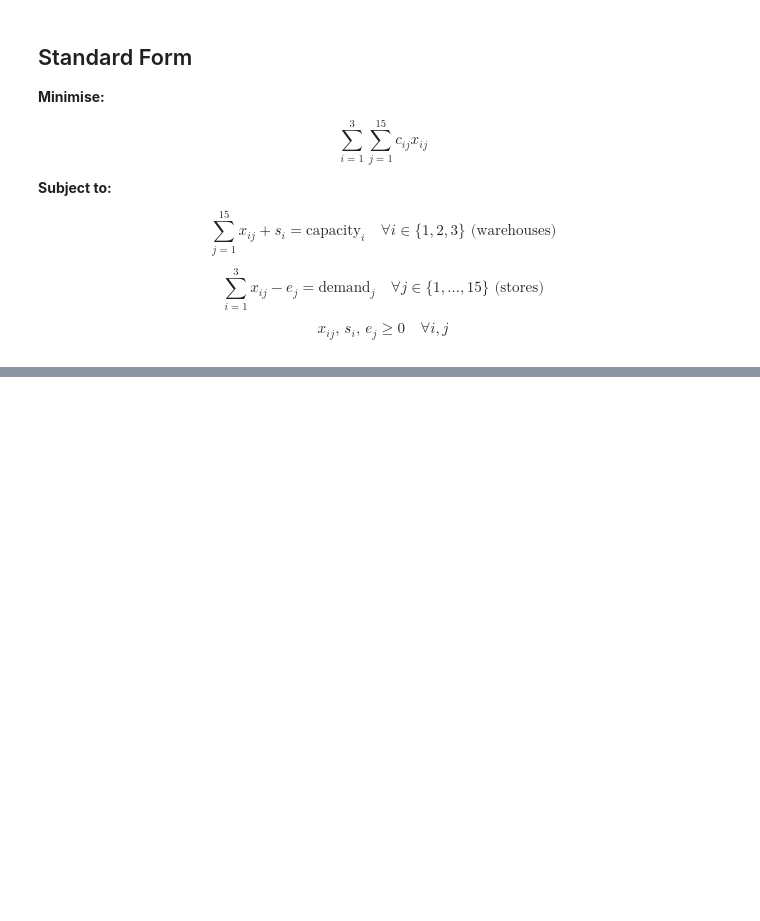
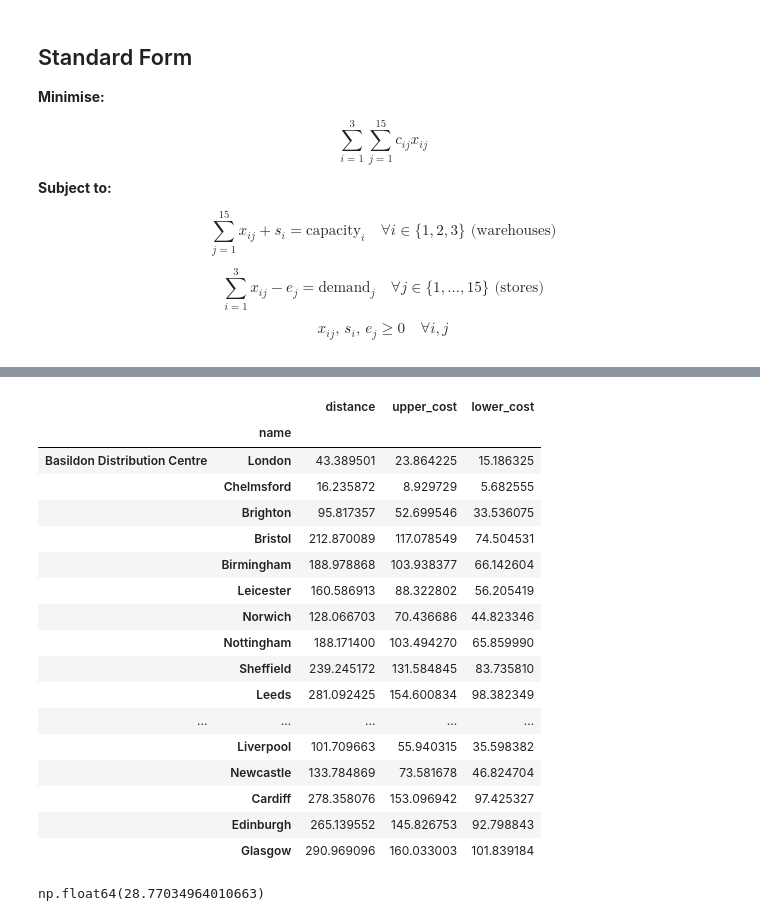
Before and after one commit to pyjpg/Warehouse_Linear-Optimisation, a Jupyter notebook: scripts/main.ipynb, the cells around one changed output, grey strips where cells are left out. Drawn from its saved outputs; the diff is of its cells as text; code cells hidden in the pictures; blank space fills up the shorter version.

```diff
--- a/scripts/main.ipynb
+++ b/scripts/main.ipynb
@@ -287,0 +348,30 @@ $$
+# %%
+cost_df = pd.concat(
+    [basildon_df, birmingham_df, leeds_df],
+    keys=['Basildon Distribution Centre', 'Birmingham Distribution Centre', 'Leeds Distribution Centre']
+)
+# %%
+cost_df
+# %% [output]
+|  |  | distance | upper_cost | lower_cost |
+|  | name |  |  |  |
+| Basildon Distribution Centre | London | 43.389501 | 23.864225 | 15.186325 |
+|  | Chelmsford | 16.235872 | 8.929729 | 5.682555 |
+|  | Brighton | 95.817357 | 52.699546 | 33.536075 |
+|  | Bristol | 212.870089 | 117.078549 | 74.504531 |
+|  | Birmingham | 188.978868 | 103.938377 | 66.142604 |
+|  | Leicester | 160.586913 | 88.322802 | 56.205419 |
+|  | Norwich | 128.066703 | 70.436686 | 44.823346 |
+|  | Nottingham | 188.171400 | 103.494270 | 65.859990 |
+|  | Sheffield | 239.245172 | 131.584845 | 83.735810 |
+|  | Leeds | 281.092425 | 154.600834 | 98.382349 |
+| ... | ... | ... | ... | ... |
+|  | Liverpool | 101.709663 | 55.940315 | 35.598382 |
+|  | Newcastle | 133.784869 | 73.581678 | 46.824704 |
+|  | Cardiff | 278.358076 | 153.096942 | 97.425327 |
+|  | Edinburgh | 265.139552 | 145.826753 | 92.798843 |
+|  | Glasgow | 290.969096 | 160.033003 | 101.839184 |
+# %%
+cost_df.loc[('Birmingham Distribution Centre', 'Leicester'), 'upper_cost']
+# %% [output]
+np.float64(28.77034964010663)
```
Also changed, not shown: parts of 16 cells of this notebook, 1 other file.
